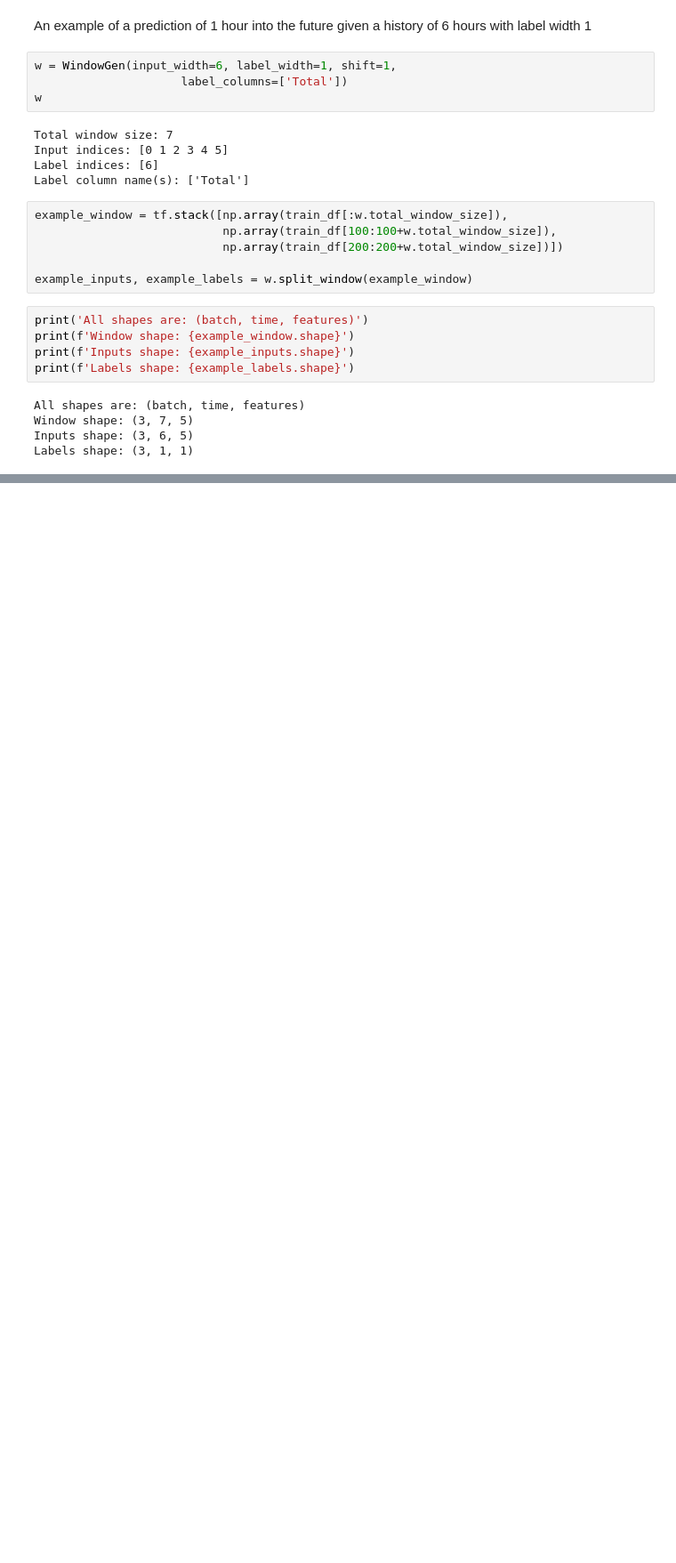
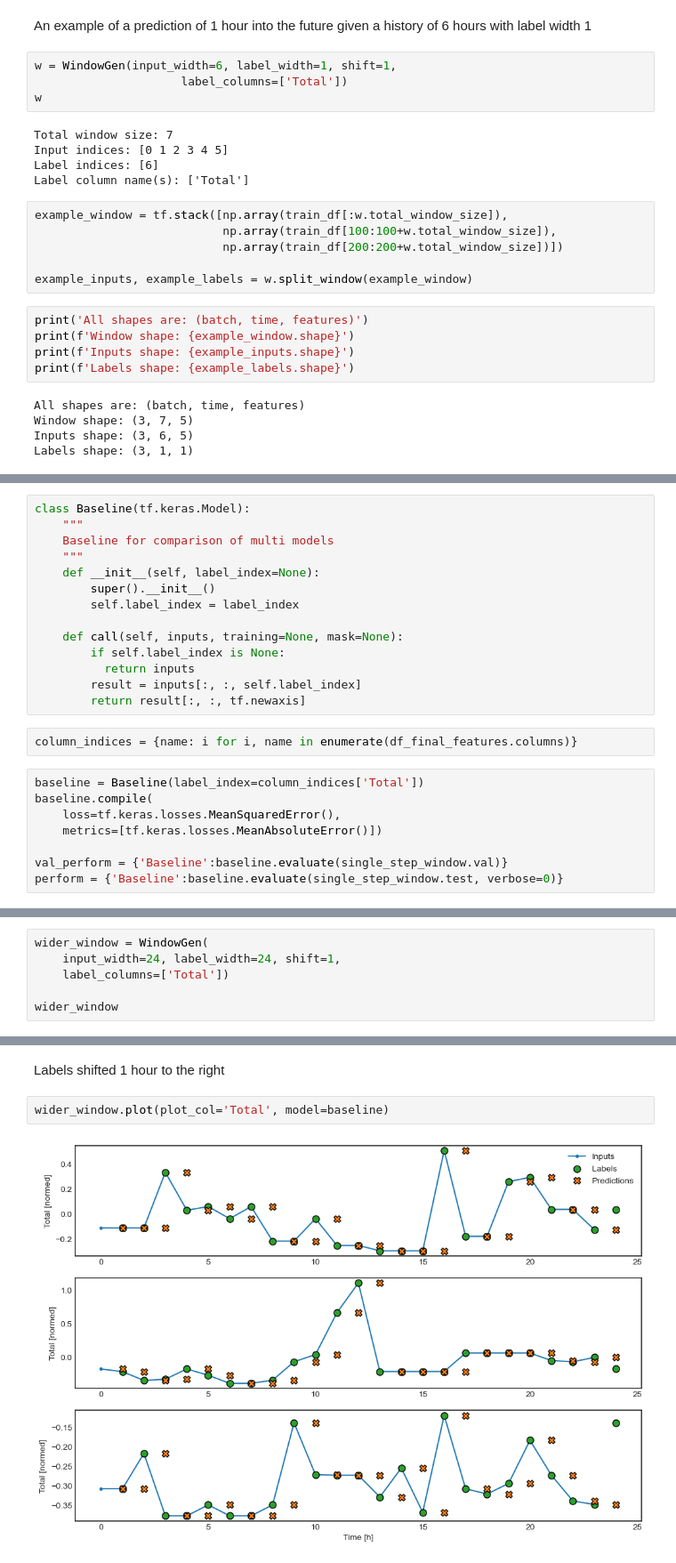
Before and after one commit to ciCciC/forecastingUsingDNNets, a Jupyter notebook: notebooks/v1.ipynb, the cells around one changed output, grey strips where cells are left out. Shown: that part at 89% size. Saved outputs shown, nothing was run; the diff lists cells and outputs as text; blank space fills up the shorter version.

```diff
--- a/notebooks/v1.ipynb
+++ b/notebooks/v1.ipynb
@@ -409,0 +451,24 @@ w.plot(plot_col='Total')
+# %%
+class Baseline(tf.keras.Model):
+    """
+    Baseline for comparison of multi models
+    """
+    def __init__(self, label_index=None):
+        super().__init__()
+        self.label_index = label_index
+
+    def call(self, inputs, training=None, mask=None):
+        if self.label_index is None:
+          return inputs
+        result = inputs[:, :, self.label_index]
+        return result[:, :, tf.newaxis]
+# %%
+column_indices = {name: i for i, name in enumerate(df_final_features.columns)}
+# %%
+baseline = Baseline(label_index=column_indices['Total'])
+baseline.compile(
+    loss=tf.keras.losses.MeanSquaredError(),
+    metrics=[tf.keras.losses.MeanAbsoluteError()])
+
+val_perform = {'Baseline':baseline.evaluate(single_step_window.val)}
+perform = {'Baseline':baseline.evaluate(single_step_window.test, verbose=0)}
@@ -409,0 +480,6 @@ w.plot(plot_col='Total')
+# %%
+wider_window = WindowGen(
+    input_width=24, label_width=24, shift=1,
+    label_columns=['Total'])
+
+wider_window
@@ -409,0 +497,6 @@ w.plot(plot_col='Total')
+# %% [markdown]
+Labels shifted 1 hour to the right
+# %%
+wider_window.plot(plot_col='Total', model=baseline)
+# %% [output]
+[figure, added]
```
Also changed, not shown: parts of 14 cells of this notebook.
